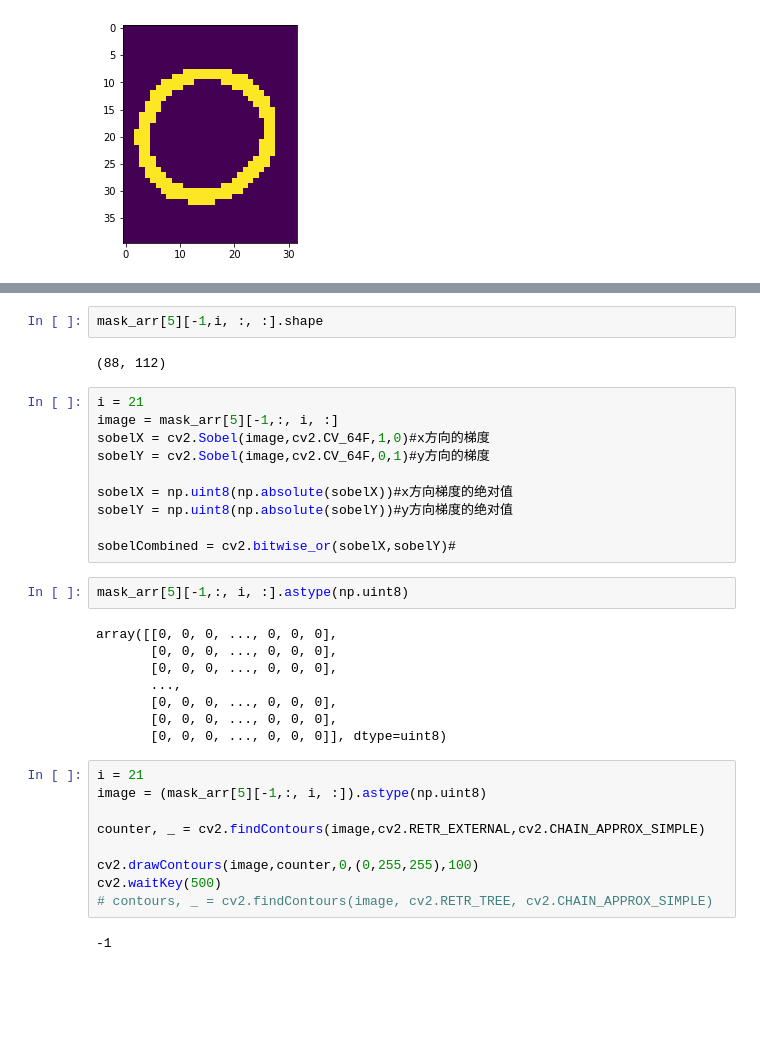
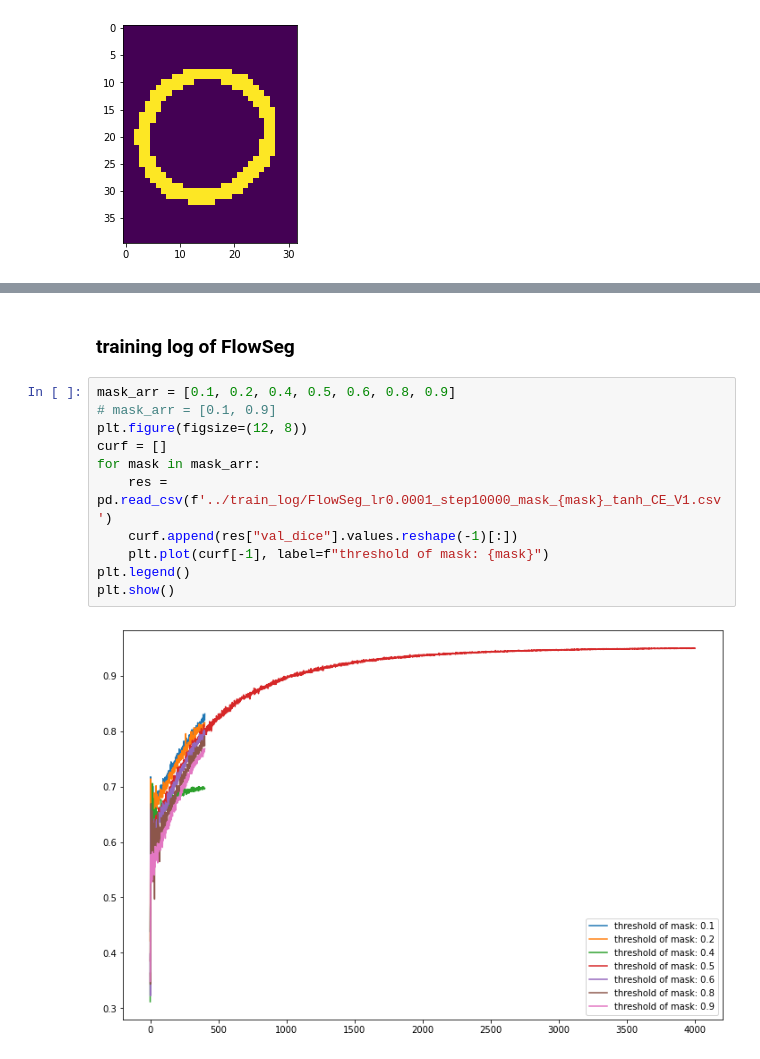
Before and after one commit to HTan-Barry/4DFlowSeg-Pytorch, a Jupyter notebook: demo/demo.ipynb, the cells around one changed output, grey strips where cells are left out. Cells and saved outputs as stored; diff of their text form; blank space fills up the shorter version.

Commit message:
Upload the result of FlowSeg

```diff
--- a/demo/demo.ipynb
+++ b/demo/demo.ipynb
@@ -250,35 +254,15 @@ IndexError: list index out of range
-# %%
-mask_arr[5][-1,i, :, :].shape
-# %% [output]
-(88, 112)
-# %%
-i = 21
-image = mask_arr[5][-1,:, i, :]
-sobelX = cv2.Sobel(image,cv2.CV_64F,1,0)#x方向的梯度
-sobelY = cv2.Sobel(image,cv2.CV_64F,0,1)#y方向的梯度
-
-sobelX = np.uint8(np.absolute(sobelX))#x方向梯度的绝对值
-sobelY = np.uint8(np.absolute(sobelY))#y方向梯度的绝对值
-
-sobelCombined = cv2.bitwise_or(sobelX,sobelY)#
-# %%
-mask_arr[5][-1,:, i, :].astype(np.uint8)
-# %% [output]
-array([[0, 0, 0, ..., 0, 0, 0],
-       [0, 0, 0, ..., 0, 0, 0],
-       [0, 0, 0, ..., 0, 0, 0],
-       ...,
-       [0, 0, 0, ..., 0, 0, 0],
-       [0, 0, 0, ..., 0, 0, 0],
-       [0, 0, 0, ..., 0, 0, 0]], dtype=uint8)
-# %%
-i = 21
-image = (mask_arr[5][-1,:, i, :]).astype(np.uint8)
-
-counter, _ = cv2.findContours(image,cv2.RETR_EXTERNAL,cv2.CHAIN_APPROX_SIMPLE)
-
-cv2.drawContours(image,counter,0,(0,255,255),100)
-cv2.waitKey(500)
-# contours, _ = cv2.findContours(image, cv2.RETR_TREE, cv2.CHAIN_APPROX_SIMPLE)
-# %% [output]
--1
+# %% [markdown]
+### training log of FlowSeg
+# %%
+mask_arr = [0.1, 0.2, 0.4, 0.5, 0.6, 0.8, 0.9]
+# mask_arr = [0.1, 0.9]
+plt.figure(figsize=(12, 8))
+curf = []
+for mask in mask_arr:
+    res = pd.read_csv(f'../train_log/FlowSeg_lr0.0001_step10000_mask_{mask}_tanh_CE_V1.csv')
+    curf.append(res["val_dice"].values.reshape(-1)[:])
+    plt.plot(curf[-1], label=f"threshold of mask: {mask}")
+plt.legend()
+plt.show()
+# %% [output]
+[figure, added]
```
Also changed, not shown: parts of 10 cells of this notebook, 20 other files.
